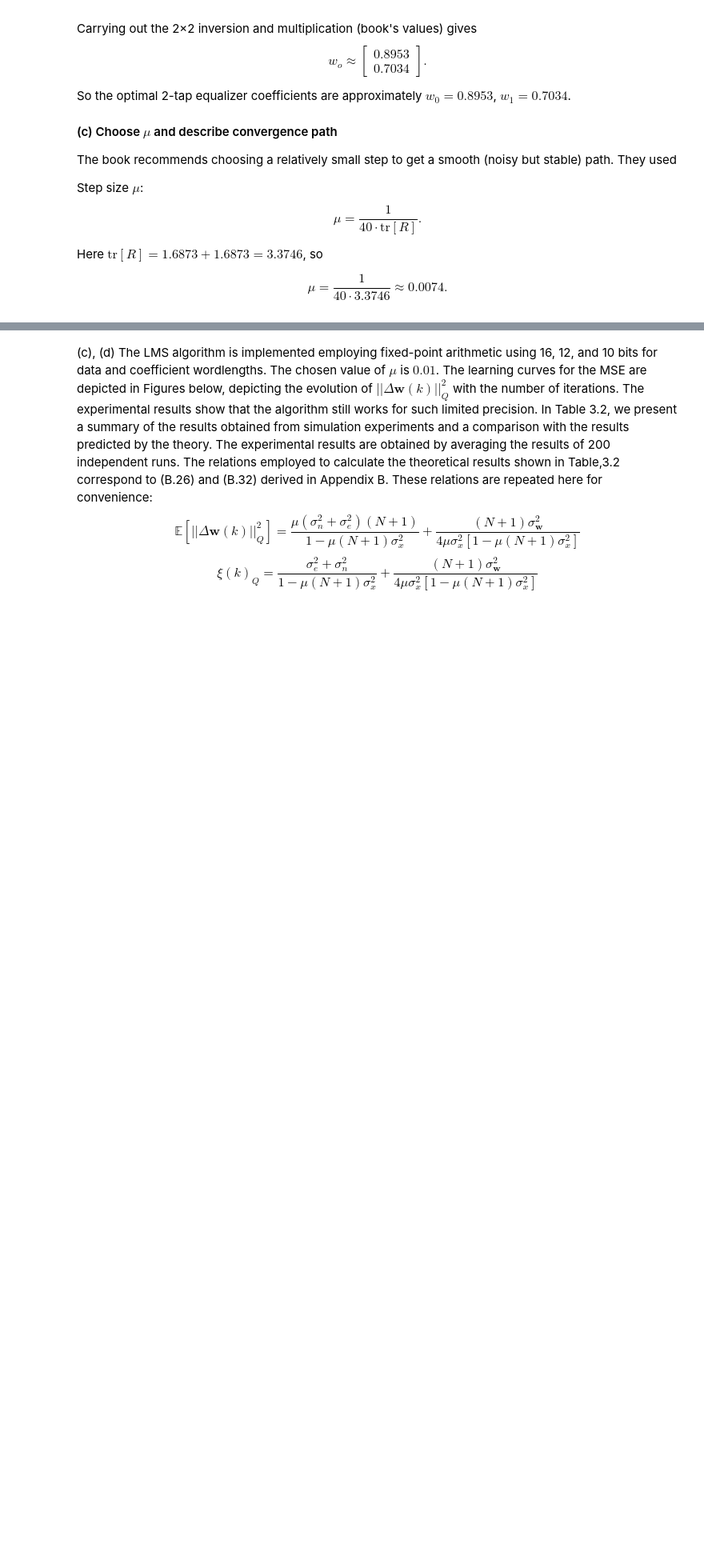
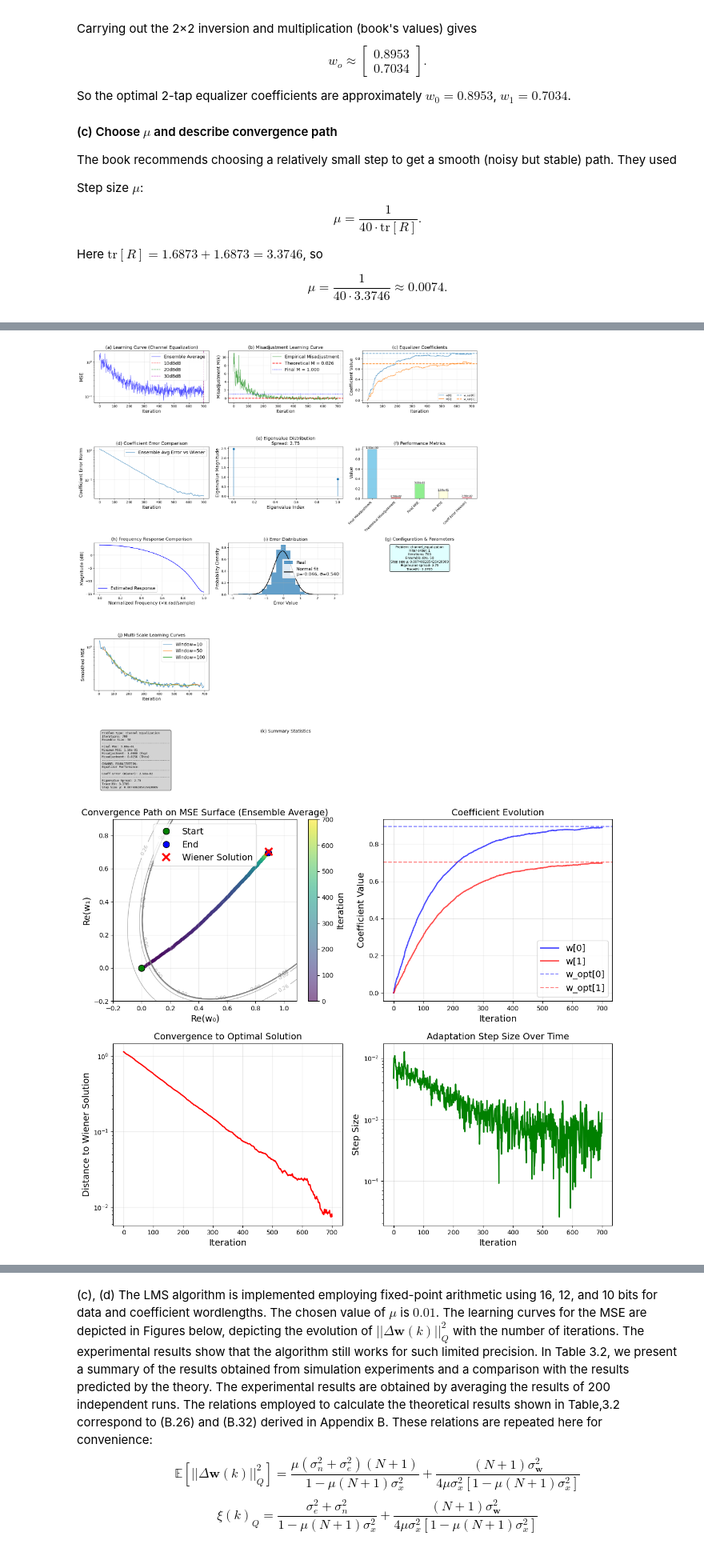
Before and after one commit to murumura/adsp, a Jupyter notebook: Chap3.ipynb, the cells around one changed output, grey strips where cells are left out. Shown at 80% size. Saved outputs shown, nothing was run; the diff lists cells and outputs as text; code cells hidden in the pictures; blank space fills up the shorter version.

```diff
--- a/Chap3.ipynb
+++ b/Chap3.ipynb
@@ -198,0 +113,67 @@ Average step size: 0.005114
+# %%
+import jax
+import jax.numpy as jnp
+import flax.linen as nn
+from typing import Optional, Union, Tuple, Dict, Any
+# Force JAX to use float64 for better numerical agreement
+jax.config.update("jax_enable_x64", True)
+_Array = Union[jnp.ndarray]
+
+# --------------------------------------------------
+# Signal generator (Example 3.1)
+# --------------------------------------------------
+def gen_signal_ex_3_1(n_samples: int, key: jax.random.PRNGKey, delay_L: int = 0):
+    """Generate input/output signals for Example 3.1 channel equalization."""
+    key, subkey1, subkey2 = jax.random.split(key, 3)
+
+    # White Gaussian noise
+    u = jax.random.normal(subkey1, (n_samples + 100,), dtype=jnp.float64)
+
+    # H_in(z) = 1 / (1 - 0.5 z^-1)
+    def hin_step(carry, u_n):
+        y_prev = carry
+        y = 0.5 * y_prev + u_n
+        return y, y
+    _, x_colored = jax.lax.scan(hin_step, 0.0, u)
+
+    # H_c(z) = 1 / (1 + 0.8 z^-1)
+    def hc_step(carry, x_n):
+        y_prev = carry
+        y = -0.8 * y_prev + x_n
+        return y, y
+    _, x_chan = jax.lax.scan(hc_step, 0.0, x_colored)
+
+    # Add channel noise
+    noise = jax.random.normal(subkey2, (n_samples + 100,), dtype=jnp.float64) * jnp.sqrt(0.1)
+    x_final = x_chan + noise
+
+    # Desired signal = delayed colored input
+    d = jnp.roll(x_colored, delay_L)
+
+    # Remove transients
+    return x_final[100:100+n_samples], d[100:100+n_samples]
+
+mu = 1.0 / (40 * 3.3746)  # textbook rule
+lms = jaxfilter.LMS(mu=mu, filter_order=1)
+n_samples = 700
+n_ensemble = 50
+eq = jaxfilter.ChannelEqualization(lms, gen_signal_ex_3_1, n_ensemble=n_ensemble)
+
+w_hist, e_hist, metrics, _ = eq.run(n_samples)
+Rinv = jnp.linalg.inv(metrics['R'])
+print("=== Example 3.1 Channel Equalization ===")
+print(f"Wiener solution: {metrics['wiener_solution']}")
+print(f"R: {metrics['R']}")
+print(f"p: {metrics['p']}")
+print(f"Final coefficients: {metrics['final_coeff']}")
+print(f"Final MSE: {metrics['final_mse']:.6f}")
+print(f"Final coeff error: {metrics['final_coeff_error']:.6f}")
+
+# Plot single trial results
+fig = jaxfilter.plot_results(w_hist, e_hist, metrics)
+save_fig("lms_ex3-1")
+# Analyze convergence path (for 2D visualization)
+if w_hist.shape[1] >= 2:
+  fig = jaxfilter.analyze_convergence_path(w_hist, metrics)
+  save_fig("lms_ex3-1-convpath-2d")
+# %% [output]
@@ -199,3 +198,5 @@ Average step size: 0.005114
+[figure, added]
+[figure, added]
 # %% [markdown]
 #### Example 3.2 — First-Order Adaptive Filter
 
```
Also changed, not shown: parts of 16 cells of this notebook, 13 other files.
